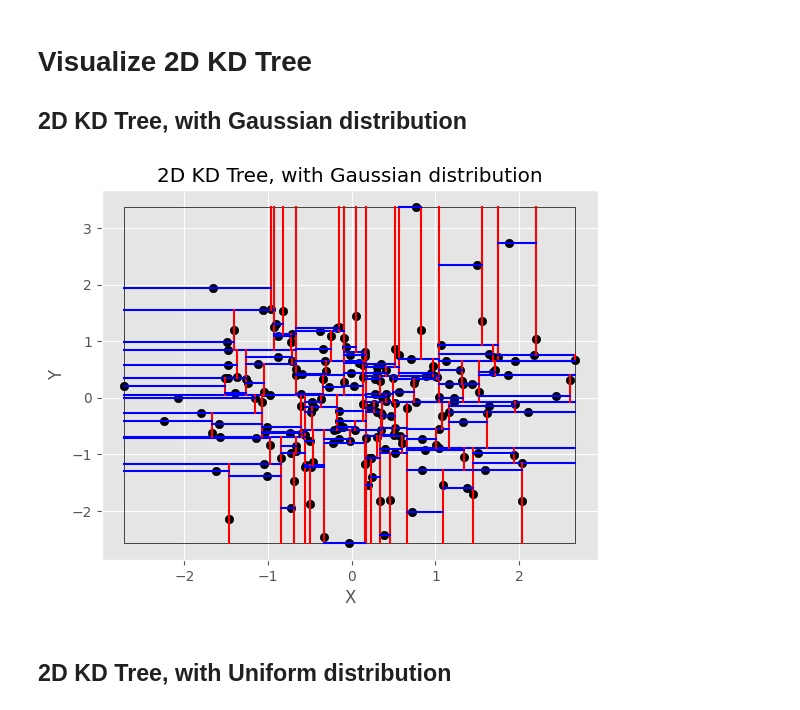
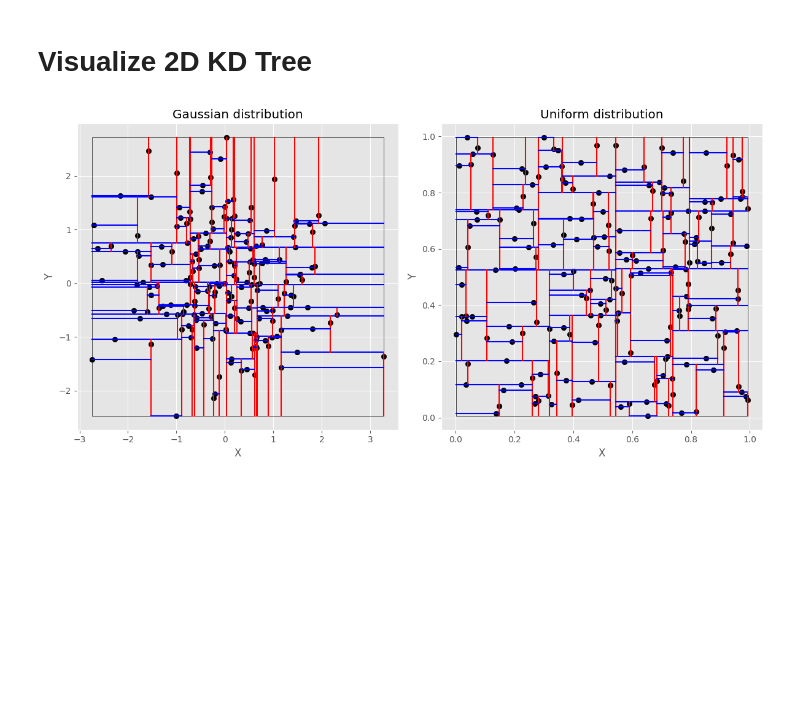
Before and after one commit to YuanRuQian/cs6017-labs, a Jupyter notebook: HW4/HW4.ipynb, the cells around one changed output. Drawn from its saved outputs; the diff is of its cells as text; code cells hidden in the pictures; blank space fills up the shorter version.

```diff
--- a/HW4/HW4.ipynb
+++ b/HW4/HW4.ipynb
@@ -89,13 +88,11 @@ No artists with labels found to put in legend.  Note that artists whose label st
 # %% [markdown]
 # Visualize 2D KD Tree
-
-## 2D KD Tree, with Gaussian distribution
 # %%
 import matplotlib.pyplot as plt
 import pandas as pd
 
 
-def plot_2d_kd_tree(csv_file, graph_title):
+def plot_2d_kd_tree(csv_file, graph_title, ax):
     # Load the data from the CSV file
     data = pd.read_csv(csv_file)
     points = data[['pointX', 'pointY']].values
@@ -107,46 +104,50 @@ def plot_2d_kd_tree(csv_file, graph_title):
 
     # Calculate the dimensions of the black rectangle
     rect_width = max_x - min_x
     rect_height = max_y - min_y
 
-    plt.title(graph_title)
+    ax.set_title(graph_title)
 
     # Create a scatter plot of the points in black
-    plt.scatter(points[:, 0], points[:, 1], color='black')
+    ax.scatter(points[:, 0], points[:, 1], color='black')
 
     # Plot the split lines
     for i in range(len(data)):
         lineStartX = data['lineStartX'][i]
         lineStartY = data['lineStartY'][i]
         lineEndX = data['lineEndX'][i]
         lineEndY = data['lineEndY'][i]
         splitDim = data['splitDim'][i]
 
         # Set the color based on splitDim
         if splitDim == 0:
             color = 'red'
         else:
             color = 'blue'
 
-        plt.plot([lineStartX, lineEndX], [lineStartY, lineEndY],
-                 color=color)
+        ax.plot([lineStartX, lineEndX], [lineStartY, lineEndY], color=color)
 
     # Draw a black rectangle around the points
     rect = plt.Rectangle((min_x, min_y), rect_width, rect_height,
                          edgecolor='black', facecolor='none')
-    plt.gca().add_patch(rect)
+    ax.add_patch(rect)
 
-    # Set axis labels and legend
-    plt.xlabel('X')
-    plt.ylabel('Y')
-
-    # Show the plot
-    plt.show()
+    # Set axis labels
+    ax.set_xlabel('X')
+    ax.set_ylabel('Y')
 
 
-plot_2d_kd_tree('2DKDTreeGaussian.csv',
-                '2D KD Tree, with Gaussian distribution')
+# Create a figure and subplots
+fig, (ax1, ax2) = plt.subplots(1, 2, figsize=(12, 6))
+
+# Generate the plots
+plot_2d_kd_tree('2DKDTreeGaussian.csv', 'Gaussian distribution', ax1)
+plot_2d_kd_tree('2DKDTreeUniform.csv', 'Uniform distribution', ax2)
+
+# Adjust spacing between subplots
+plt.tight_layout()
+
+# Show the plot
+plt.show()
 # %% [output]
-[figure, old version]
+[figure, new version]
-# %% [markdown]
-## 2D KD Tree, with Uniform distribution
```
Also changed, not shown: parts of 6 cells of this notebook, 13 other files.
